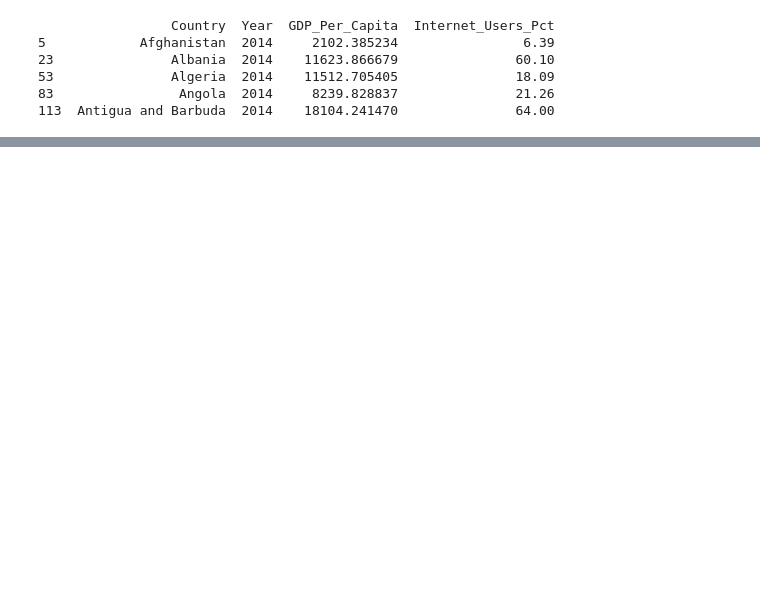
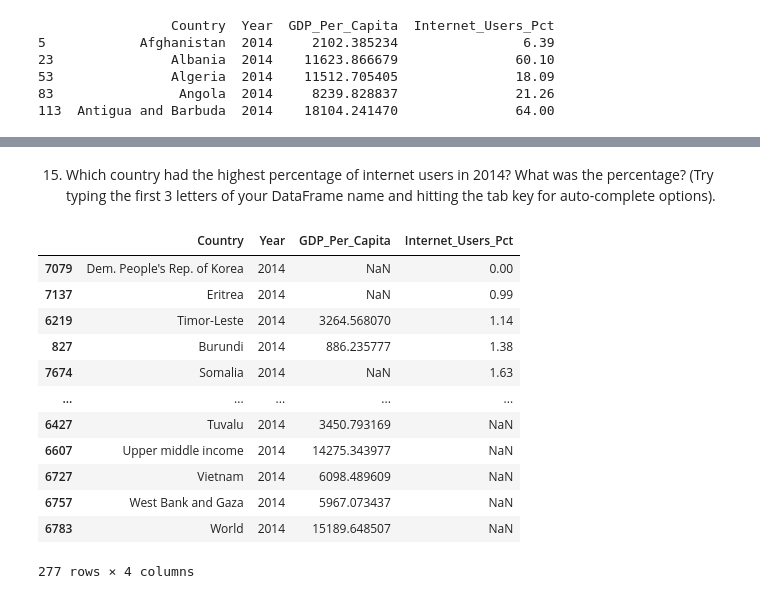
Before and after one commit to NSS-Full-Time-Data-Analytics-7/gdp-and-internet-usage-dchan22, a Jupyter notebook: notebook/UN Data Project.ipynb, the cells around one changed output, grey strips where cells are left out. Saved outputs shown, nothing was run; the diff lists cells and outputs as text; code cells hidden in the pictures; blank space fills up the shorter version.

```diff
--- a/notebook/UN Data Project.ipynb
+++ b/notebook/UN Data Project.ipynb
@@ -407,0 +420,18 @@ data_2014.reset_index(drop = True)
+# %% [markdown]
+15. Which country had the highest percentage of internet users in 2014? What was the percentage? (Try typing the first 3 letters of your DataFrame name and hitting the tab key for auto-complete options).
+# %%
+data_2014.sort_values(by = 'Internet_Users_Pct')
+# %% [output]
+|  | Country | Year | GDP_Per_Capita | Internet_Users_Pct |
+| 7079 | Dem. People's Rep. of Korea | 2014 | NaN | 0.00 |
+| 7137 | Eritrea | 2014 | NaN | 0.99 |
+| 6219 | Timor-Leste | 2014 | 3264.568070 | 1.14 |
+| 827 | Burundi | 2014 | 886.235777 | 1.38 |
+| 7674 | Somalia | 2014 | NaN | 1.63 |
+| ... | ... | ... | ... | ... |
+| 6427 | Tuvalu | 2014 | 3450.793169 | NaN |
+| 6607 | Upper middle income | 2014 | 14275.343977 | NaN |
+| 6727 | Vietnam | 2014 | 6098.489609 | NaN |
+| 6757 | West Bank and Gaza | 2014 | 5967.073437 | NaN |
+| 6783 | World | 2014 | 15189.648507 | NaN |
+277 rows × 4 columns
```
Also changed, not shown: parts of 25 cells of this notebook.
